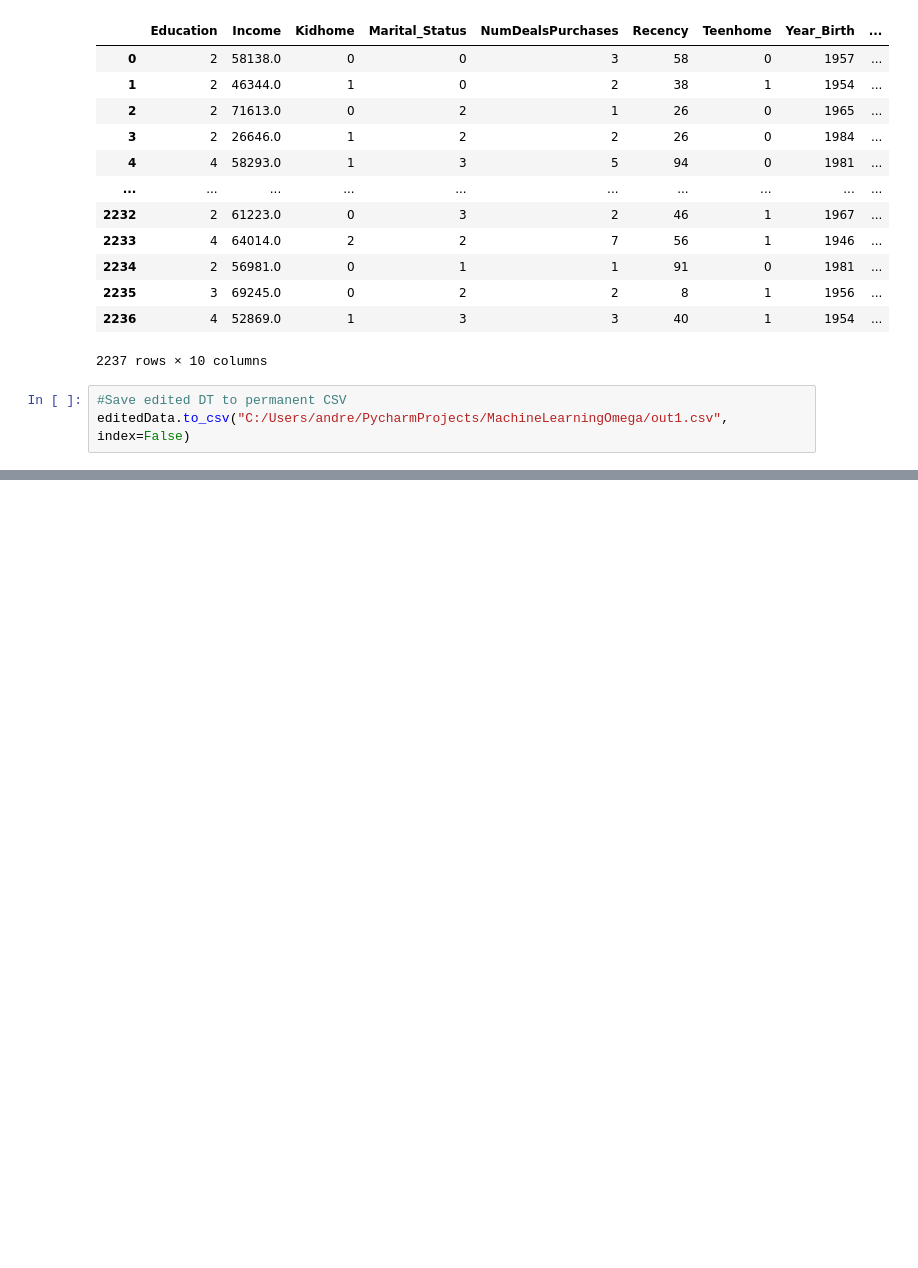
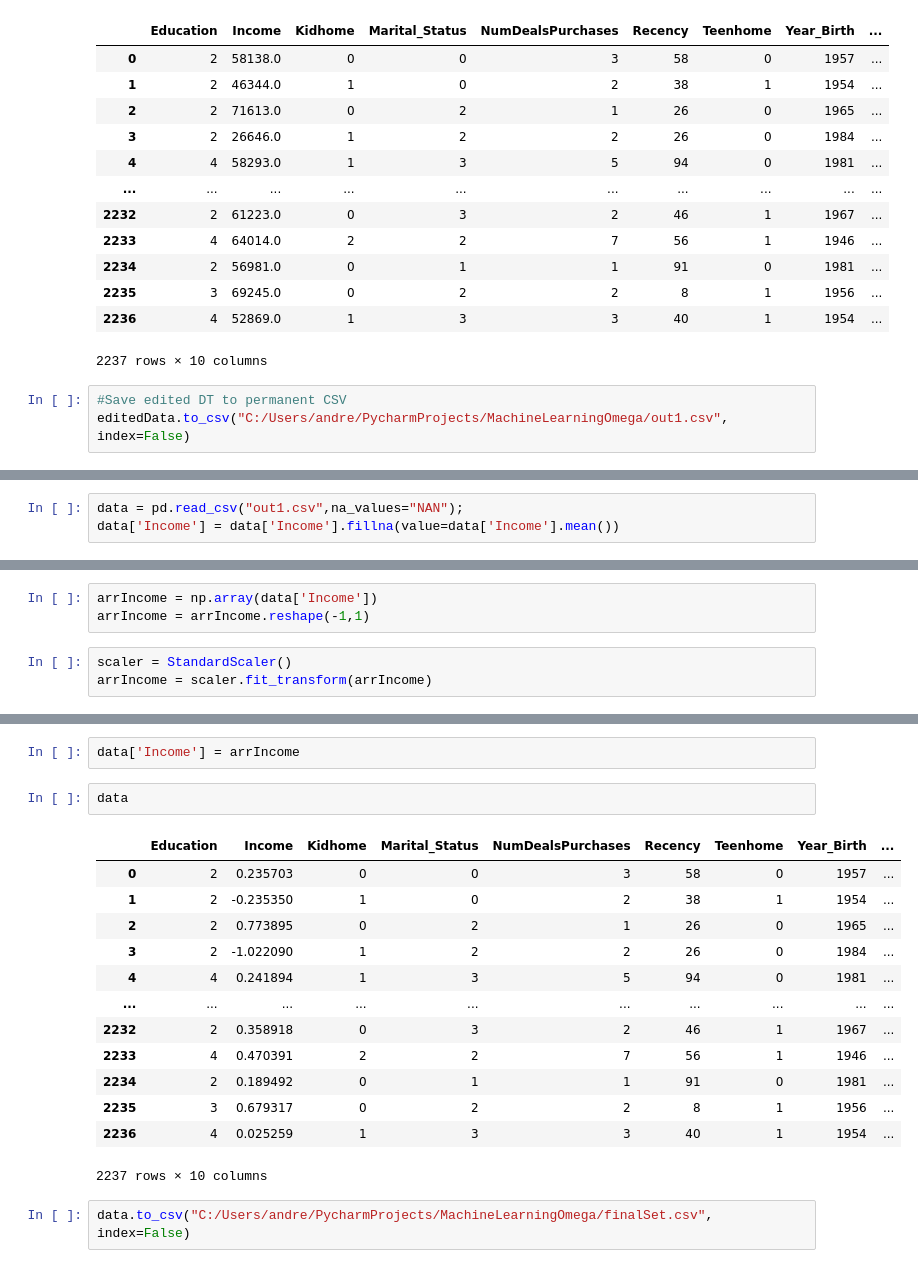
Before and after one commit to AndreasKranz/MachineLearningOmega, a Jupyter notebook: mlproj_version2.ipynb, the cells around one changed output, grey strips where cells are left out. Drawn from its saved outputs; the diff is of its cells as text; blank space fills up the shorter version.

Commit message:
filled NaN of Income with mean and scaled it.

```diff
--- a/mlproj_version2.ipynb
+++ b/mlproj_version2.ipynb
@@ -282,0 +288,3 @@ editedData.to_csv("C:/Users/andre/PycharmProjects/MachineLearningOmega/out1.csv"
+# %%
+data = pd.read_csv("out1.csv",na_values="NAN");
+data['Income'] = data['Income'].fillna(value=data['Income'].mean())
@@ -282,0 +307,6 @@ editedData.to_csv("C:/Users/andre/PycharmProjects/MachineLearningOmega/out1.csv"
+# %%
+arrIncome = np.array(data['Income'])
+arrIncome = arrIncome.reshape(-1,1)
+# %%
+scaler = StandardScaler()
+arrIncome = scaler.fit_transform(arrIncome)
@@ -282,0 +323,20 @@ editedData.to_csv("C:/Users/andre/PycharmProjects/MachineLearningOmega/out1.csv"
+# %%
+data['Income'] = arrIncome
+# %%
+data
+# %% [output]
+|  | Education | Income | Kidhome | Marital_Status | NumDealsPurchases | Recency | Teenhome | Year_Birth | ... |
+| 0 | 2 | 0.235703 | 0 | 0 | 3 | 58 | 0 | 1957 | ... |
+| 1 | 2 | -0.235350 | 1 | 0 | 2 | 38 | 1 | 1954 | ... |
+| 2 | 2 | 0.773895 | 0 | 2 | 1 | 26 | 0 | 1965 | ... |
+| 3 | 2 | -1.022090 | 1 | 2 | 2 | 26 | 0 | 1984 | ... |
+| 4 | 4 | 0.241894 | 1 | 3 | 5 | 94 | 0 | 1981 | ... |
+| ... | ... | ... | ... | ... | ... | ... | ... | ... | ... |
+| 2232 | 2 | 0.358918 | 0 | 3 | 2 | 46 | 1 | 1967 | ... |
+| 2233 | 4 | 0.470391 | 2 | 2 | 7 | 56 | 1 | 1946 | ... |
+| 2234 | 2 | 0.189492 | 0 | 1 | 1 | 91 | 0 | 1981 | ... |
+| 2235 | 3 | 0.679317 | 0 | 2 | 2 | 8 | 1 | 1956 | ... |
+| 2236 | 4 | 0.025259 | 1 | 3 | 3 | 40 | 1 | 1954 | ... |
+2237 rows × 10 columns
+# %%
+data.to_csv("C:/Users/andre/PycharmProjects/MachineLearningOmega/finalSet.csv", index=False)
```
Also changed, not shown: parts of 4 cells of this notebook.
